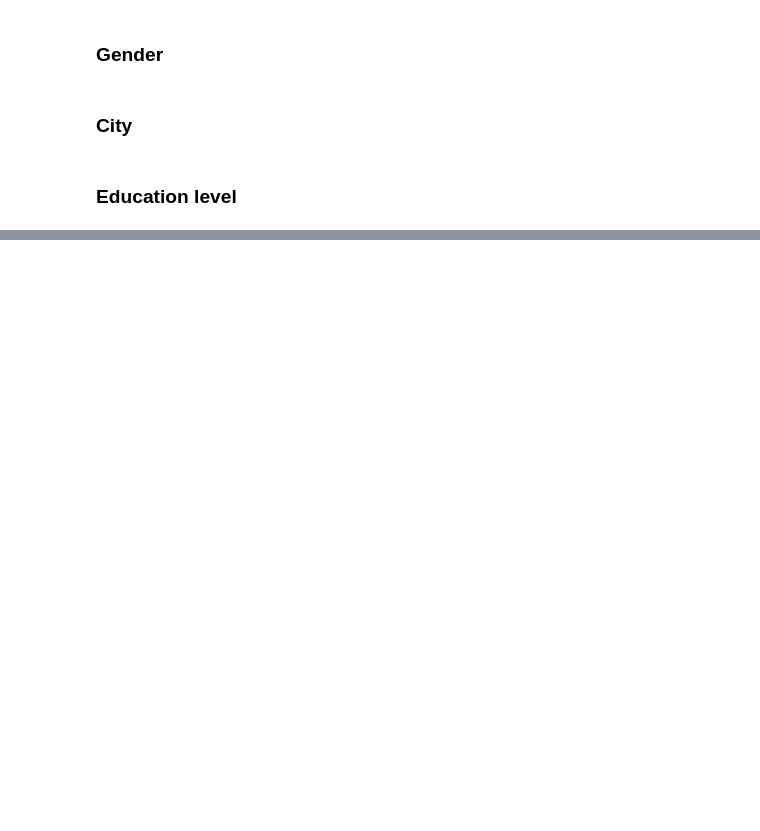
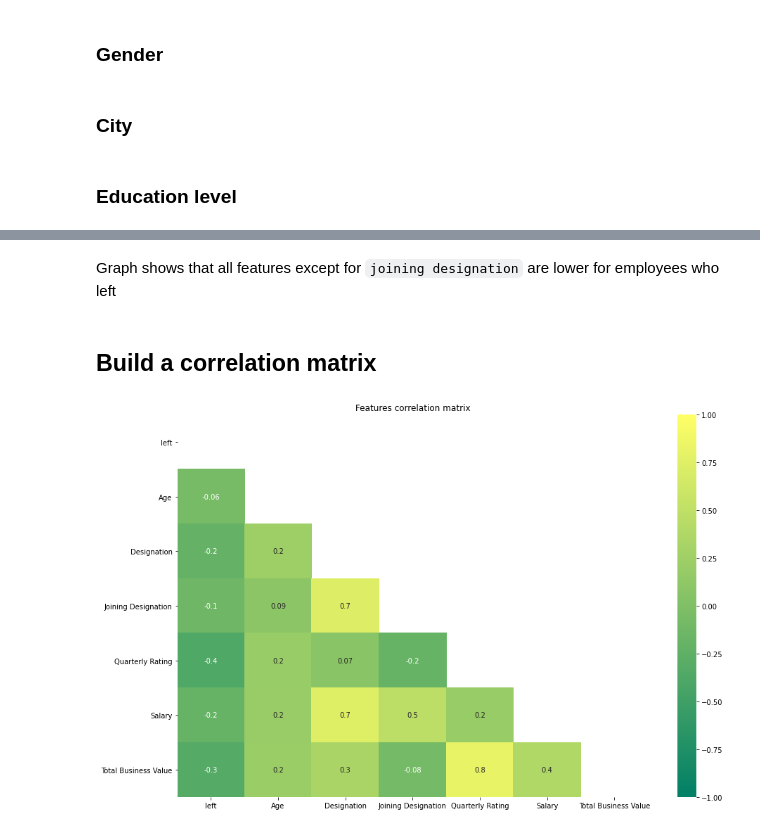
Before and after one commit to anniepank/Hackathon, a Jupyter notebook: Employees_churn_Liza.ipynb, the cells around one changed output, grey strips where cells are left out. Cells and saved outputs as stored; diff of their text form; code cells hidden in the pictures; blank space fills up the shorter version.

```diff
--- a/Employees_churn_Liza.ipynb
+++ b/Employees_churn_Liza.ipynb
@@ -104 +112,8 @@ Number of duplicated rows:
+# %%
+train['Emp_ID']=train['Emp_ID'].astype('category')
+train['Gender']=train['Gender'].astype('category')
+train['City']=train['City'].astype('category')
+train['Education_Level']=train['Education_Level'].astype('category')
+
+train['date'] = pd.to_datetime(train['MMM-YY'], format='%Y-%m-%d')
 # %%
@@ -139,6 +150,8 @@ train.head()
 | 2 | 2016-03-01 | 1 | 28 | Male | C23 | Master | 57387 | 2015-12-24 | 2016-03-11 | ... |
 | 3 | 2017-11-01 | 2 | 31 | Male | C7 | Master | 67016 | 2017-11-06 | NaN | ... |
 | 4 | 2017-12-01 | 2 | 31 | Male | C7 | Master | 67016 | 2017-11-06 | NaN | ... |
+# %%
+train=train.drop(labels='churn', axis=1)
 # %% [markdown]
 ### How many entries are there for each employee?
 # %%
@@ -227,0 +293,15 @@ plot_graphs(train_pivot, 'Total Business Value')
+# %% [markdown]
+Graph shows that all features except for `joining designation` are lower for employees who left
+# %% [markdown]
+## Build a correlation matrix
+# %%
+#changing heatmap shape to remove repeating values
+matrix = np.triu(train_pivot.corr())
+
+size = (15, 10)
+fig, ax = plt.subplots(figsize=size)
+fig=sns.heatmap(train_pivot.corr(), annot=True, fmt='.1g', vmin=-1, vmax=1, cmap= 'summer', mask=matrix)
+plt.title('Features correlation matrix')
+plt.show()
+# %% [output]
+[figure, added]
```
Also changed, not shown: parts of 15 cells of this notebook.
